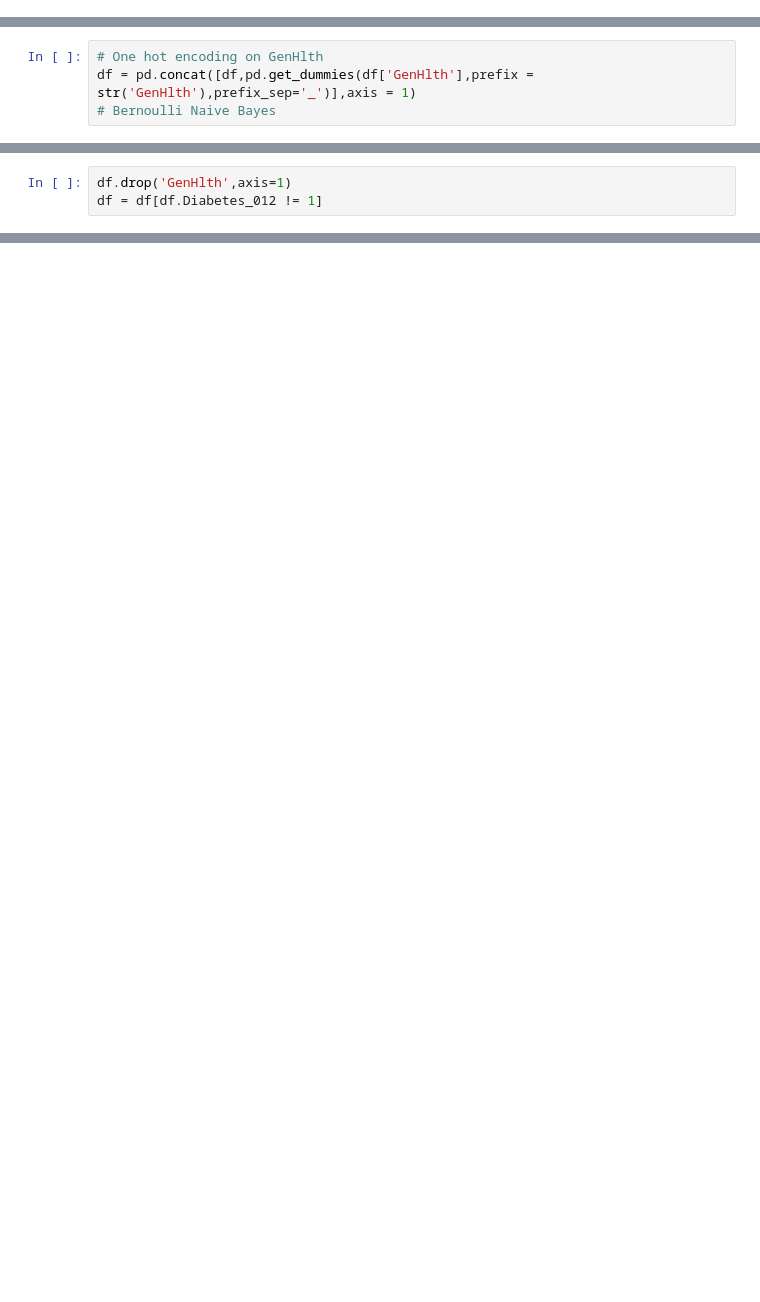
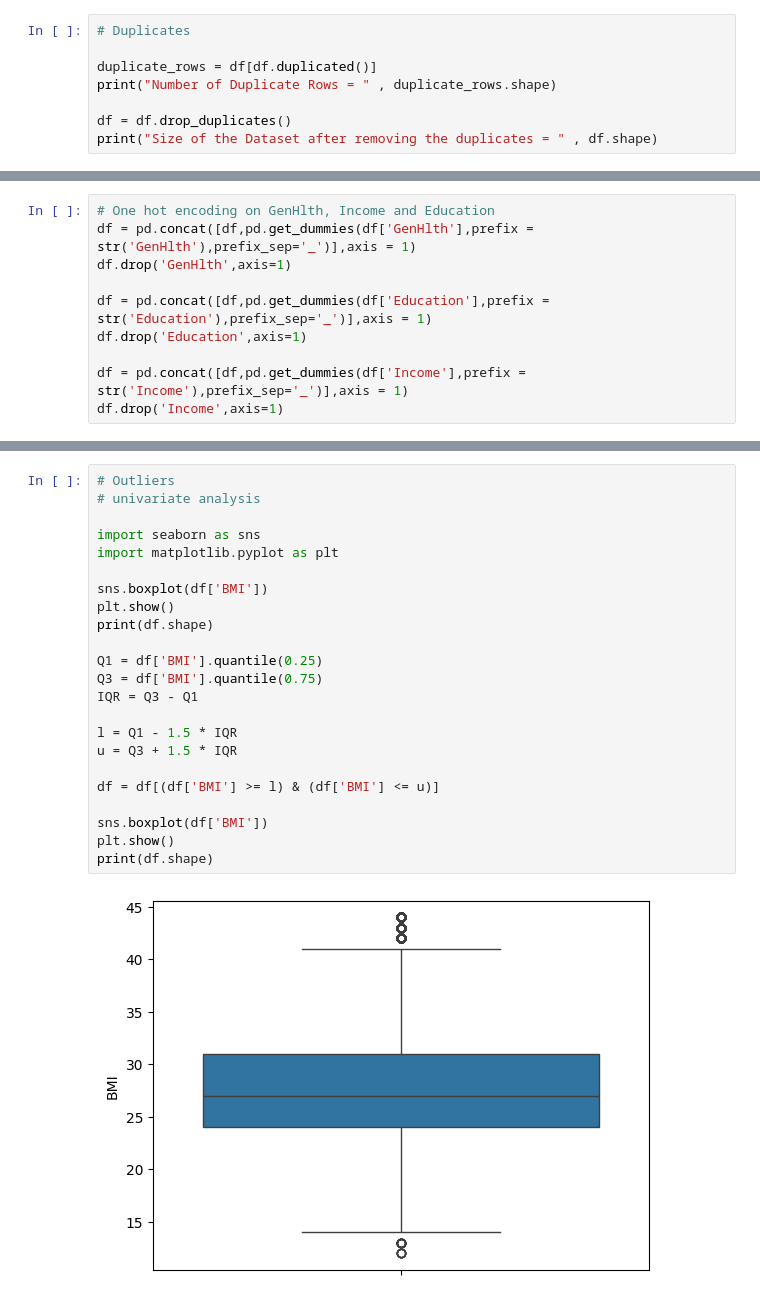
Before and after one commit to nairadithya/old-university-notes, a Jupyter notebook: Introduction to AI And Machine Learning/assignment-1/Assignment 1.ipynb, the cells around one changed output, grey strips where cells are left out. Drawn from its saved outputs; the diff is of its cells as text; blank space fills up the shorter version.

```diff
--- a/Introduction to AI And Machine Learning/assignment-1/Assignment 1.ipynb
+++ b/Introduction to AI And Machine Learning/assignment-1/Assignment 1.ipynb
@@ -24,0 +44,8 @@ memory usage: 42.6 MB
+# %%
+# Duplicates
+
+duplicate_rows = df[df.duplicated()]
+print("Number of Duplicate Rows = " , duplicate_rows.shape)
+
+df = df.drop_duplicates()
+print("Size of the Dataset after removing the duplicates = " , df.shape)
@@ -25,4 +78,10 @@ memory usage: 42.6 MB
 # %%
-# One hot encoding on GenHlth
+# One hot encoding on GenHlth, Income and Education
 df = pd.concat([df,pd.get_dummies(df['GenHlth'],prefix = str('GenHlth'),prefix_sep='_')],axis = 1)
-# Bernoulli Naive Bayes
+df.drop('GenHlth',axis=1)
+
+df = pd.concat([df,pd.get_dummies(df['Education'],prefix = str('Education'),prefix_sep='_')],axis = 1)
+df.drop('Education',axis=1)
+
+df = pd.concat([df,pd.get_dummies(df['Income'],prefix = str('Income'),prefix_sep='_')],axis = 1)
+df.drop('Income',axis=1)
@@ -29,3 +101,0 @@ df = pd.concat([df,pd.get_dummies(df['GenHlth'],prefix = str('GenHlth'),prefix_s
-# %%
-df.drop('GenHlth',axis=1)
-df = df[df.Diabetes_012 != 1]
@@ -54,0 +122,25 @@ NameError: name 'Counter' is not defined
+# %%
+# Outliers
+# univariate analysis
+
+import seaborn as sns
+import matplotlib.pyplot as plt
+
+sns.boxplot(df['BMI'])
+plt.show()
+print(df.shape)
+
+Q1 = df['BMI'].quantile(0.25)
+Q3 = df['BMI'].quantile(0.75)
+IQR = Q3 - Q1
+
+l = Q1 - 1.5 * IQR
+u = Q3 + 1.5 * IQR
+
+df = df[(df['BMI'] >= l) & (df['BMI'] <= u)]
+
+sns.boxplot(df['BMI'])
+plt.show()
+print(df.shape)
+# %% [output]
+[figure, added]
```
Also changed, not shown: parts of 15 cells of this notebook, 15 other files.
